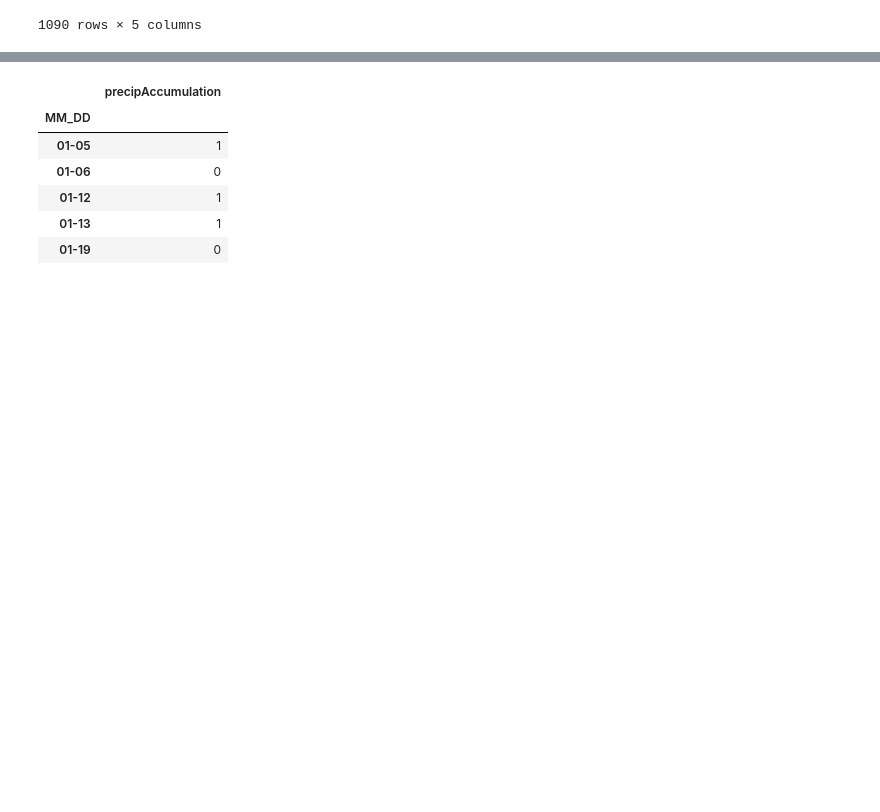
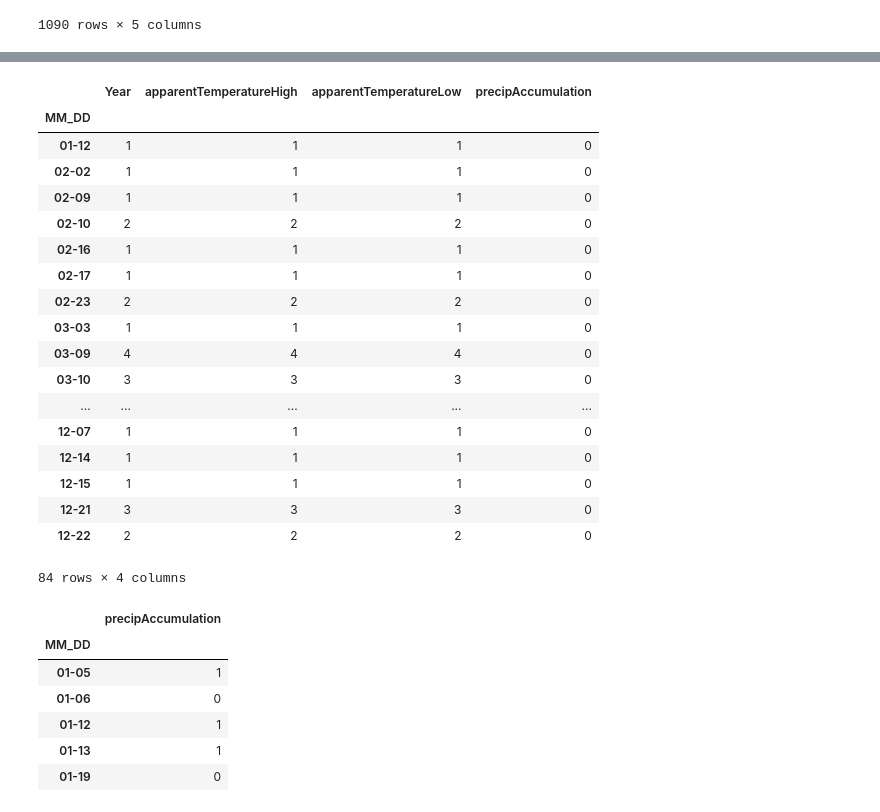
Before and after one commit to imidaho/Best-Party-Days, a Jupyter notebook: Best Party Days.ipynb, the cells around one changed output, grey strips where cells are left out. Cells and saved outputs as stored; diff of their text form; code cells hidden in the pictures; blank space fills up the shorter version.

```diff
--- a/Best Party Days.ipynb
+++ b/Best Party Days.ipynb
@@ -118,2 +141,25 @@ potential_days
+# %%
+potential_days_count = potential_days.groupby('MM_DD').count()
+potential_days_count
+# %% [output]
+|  | Year | apparentTemperatureHigh | apparentTemperatureLow | precipAccumulation |
+| MM_DD |  |  |  |  |
+| 01-12 | 1 | 1 | 1 | 0 |
+| 02-02 | 1 | 1 | 1 | 0 |
+| 02-09 | 1 | 1 | 1 | 0 |
+| 02-10 | 2 | 2 | 2 | 0 |
+| 02-16 | 1 | 1 | 1 | 0 |
+| 02-17 | 1 | 1 | 1 | 0 |
+| 02-23 | 2 | 2 | 2 | 0 |
+| 03-03 | 1 | 1 | 1 | 0 |
+| 03-09 | 4 | 4 | 4 | 0 |
+| 03-10 | 3 | 3 | 3 | 0 |
+| ... | ... | ... | ... | ... |
+| 12-07 | 1 | 1 | 1 | 0 |
+| 12-14 | 1 | 1 | 1 | 0 |
+| 12-15 | 1 | 1 | 1 | 0 |
+| 12-21 | 3 | 3 | 3 | 0 |
+| 12-22 | 2 | 2 | 2 | 0 |
+84 rows × 4 columns
 # %%
 precip_days = pd.read_sql_query("SELECT MM_DD,precipAccumulation FROM 'weather summary'",all_weather)
```
Also changed, not shown: parts of 11 cells of this notebook.
